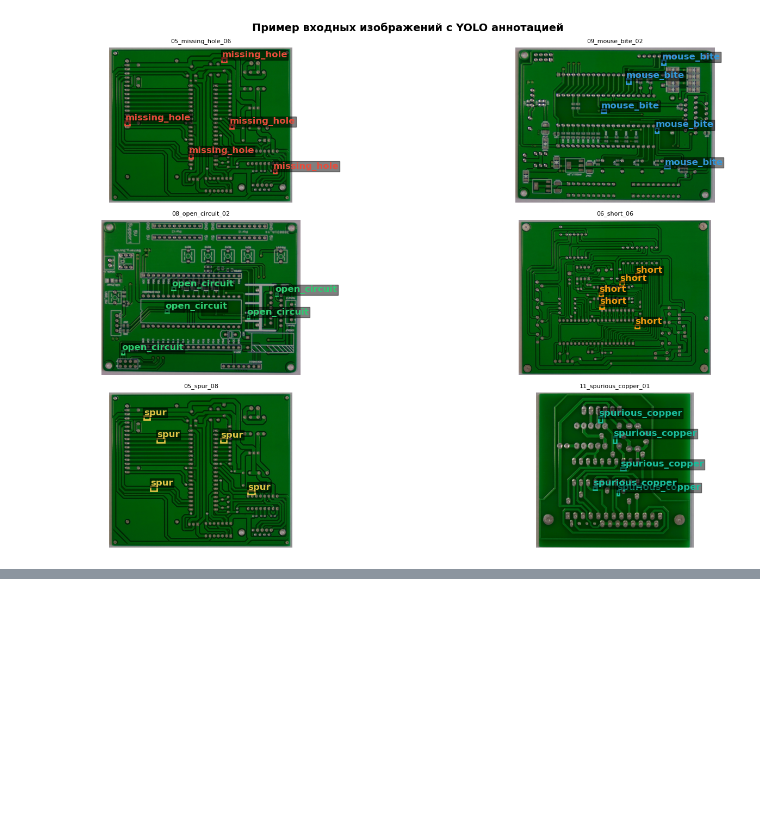
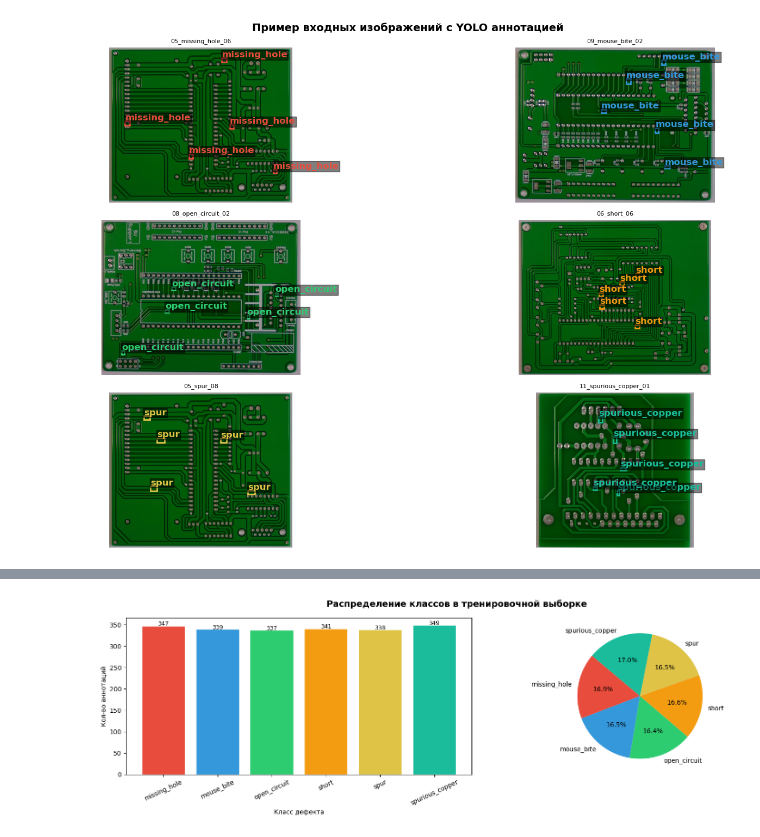
Before and after one commit to kvadratI4/PCB-Defect-Detection, a Jupyter notebook: pcb_defect_detection.ipynb, the cells around one changed output, grey strips where cells are left out. Drawn from its saved outputs; the diff is of its cells as text; code cells hidden in the pictures; blank space fills up the shorter version.

```diff
--- a/pcb_defect_detection.ipynb
+++ b/pcb_defect_detection.ipynb
@@ -381,0 +384,23 @@ plt.show()
+# %%
+def count_annotations(labels_dir: Path) -> pd.DataFrame:
+    counts = defaultdict(int)
+    for lf in labels_dir.glob('*.txt'):
+        for line in open(lf):
+            line = line.strip()
+            if line:
+                counts[CLASS_NAMES[int(line.split()[0])]] += 1
+    return pd.DataFrame([
+        {'class': k, 'count': v} for k, v in counts.items()
+    ])
+
+train_df = count_annotations(DATA_DIR / 'train' / 'labels')
+val_df   = count_annotations(DATA_DIR / 'val'   / 'labels')
+test_df  = count_annotations(DATA_DIR / 'test'  / 'labels')
+
+combined = (
+    train_df.rename(columns={'count': 'train'})
+    .merge(val_df.rename(columns={'count': 'val'}),   on='class')
+    .merge(test_df.rename(columns={'count': 'test'}), on='class')
+)
+combined['total'] = combined[['train','val','test']].sum(axis=1)
+print(combined.sort_values('total', ascending=False).to_string(index=False))
@@ -381,0 +415,23 @@ plt.show()
+# %%
+colors = [CLASS_COLORS[c] for c in CLASS_NAMES]
+fig, axes = plt.subplots(1, 2, figsize=(16, 5))
+fig.suptitle('Распределение классов в тренировочной выборке',
+              fontsize=14, fontweight='bold')
+
+td = train_df.set_index('class').reindex(CLASS_NAMES).reset_index()
+
+bars = axes[0].bar(td['class'], td['count'], color=colors, edgecolor='white')
+axes[0].set_xlabel('Класс дефекта')
+axes[0].set_ylabel('Кол-во аннотаций')
+axes[0].tick_params(axis='x', rotation=25)
+for bar, cnt in zip(bars, td['count']):
+    axes[0].text(bar.get_x() + bar.get_width()/2,
+                 bar.get_height() + 0.5, str(int(cnt)), ha='center', fontsize=9)
+
+axes[1].pie(td['count'], labels=td['class'],
+            autopct='%1.1f%%', colors=colors, startangle=140)
+plt.tight_layout()
+plt.savefig('eda_class_distribution.png', dpi=150, bbox_inches='tight')
+plt.show()
+# %% [output]
+[figure, added]
```
Also changed, not shown: parts of 4 cells of this notebook, 4 other files.
